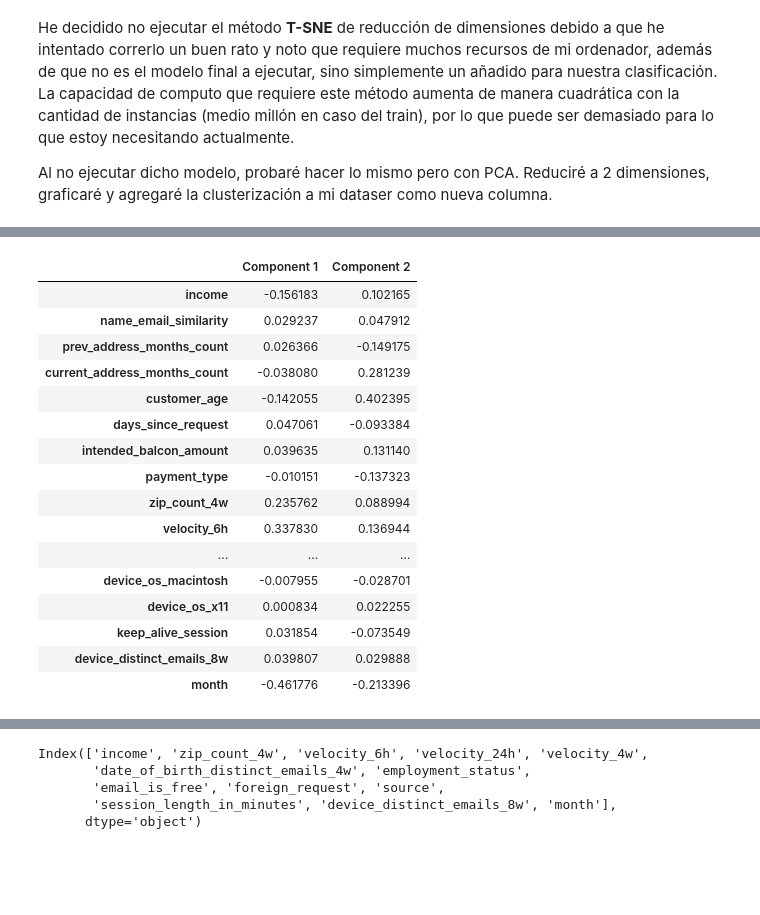
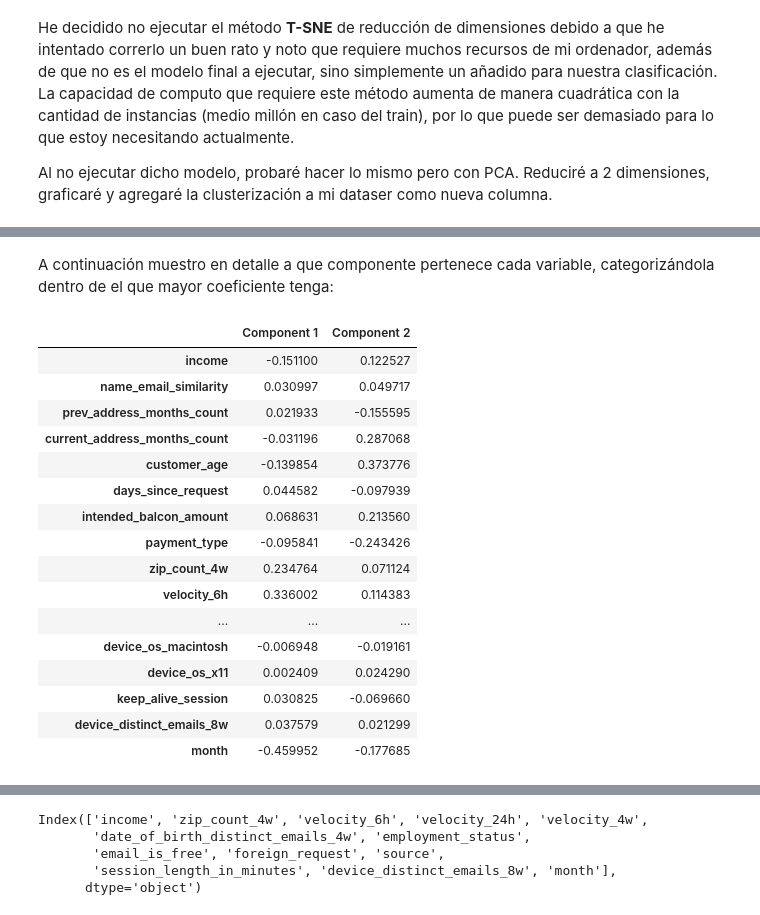
Before and after one commit to rodrifer10/mds_ml_rfc, a Jupyter notebook: ML_Project_Bank_Fraud/notebooks/03_Feature_Processing.ipynb, the cells around one changed output, grey strips where cells are left out. Cells and saved outputs as stored; diff of their text form; code cells hidden in the pictures; blank space fills up the shorter version.

```diff
--- a/ML_Project_Bank_Fraud/notebooks/03_Feature_Processing.ipynb
+++ b/ML_Project_Bank_Fraud/notebooks/03_Feature_Processing.ipynb
@@ -258,9 +273,9 @@ model_oe
 # %% [output]
 OrdinalEncoder()
 # %%
-df_cat_oe_test = df_fraud_test_t[['payment_type', 'employment_status', 'housing_status']]
-df_fraud_train_t[['payment_type', 'employment_status', 'housing_status']] = pd.DataFrame(model_oe.transform(df_cat_oe),columns=df_cat_oe.columns)
-df_fraud_test_t[['payment_type', 'employment_status', 'housing_status']] = pd.DataFrame(model_oe.transform(df_cat_oe_test),columns=df_cat_oe_test.columns)
+df_cat_oe_test = df_fraud_test_t[['employment_status', 'housing_status']]
+df_fraud_train_t[['employment_status', 'housing_status']] = pd.DataFrame(model_oe.transform(df_cat_oe),columns=df_cat_oe.columns)
+df_fraud_test_t[['employment_status', 'housing_status']] = pd.DataFrame(model_oe.transform(df_cat_oe_test),columns=df_cat_oe_test.columns)
 df_fraud_train_t.head()
 # %% [output]
 |  | income | name_email_similarity | prev_address_months_count | current_address_months_count | customer_age | ... |
@@ -272,4 +287,6 @@ df_fraud_train_t.head()
 # %%
-for i in ['payment_type', 'employment_status', 'housing_status']:
+for i in ['employment_status', 'housing_status']:
     print(df_fraud_train_t[i].value_counts(normalize=True))
+
+# Verifico que las proporciones y todo siga igual de bien:
 # %% [output]
@@ -298,0 +319,5 @@ model_oe.categories_
+# %%
+df_cat_te=df_fraud_train_t[['payment_type']]
+te = TargetEncoder()
+model_te = te.fit(df_cat_te,df_fraud_train_t.fraud_bool)
+model_te
@@ -298,0 +326,5 @@ model_oe.categories_
+# %%
+df_cat_te_test=df_fraud_test_t[['payment_type']]
+df_fraud_train_t[['payment_type']] = pd.DataFrame(model_te.transform(df_cat_te),columns=df_cat_te.columns)
+df_fraud_test_t[['payment_type']] = pd.DataFrame(model_te.transform(df_cat_te_test),columns=df_cat_te_test.columns)
+df_fraud_train_t.payment_type.head()
@@ -399,27 +442,28 @@ array([[-0.15618328,  0.02923748,  0.02636622, -0.03808006, -0.14205499,
+# %% [markdown]
+A continuación muestro en detalle a que componente pertenece cada variable, categorizándola dentro de el que mayor coeficiente tenga:
 # %%
 components = pca_2c.components_
 component_names = [f'Component {i+1}' for i in range(2)]
 df_components = pd.DataFrame(components.T, columns=component_names, index=X_train_scaled.columns.values)
 
-def highlight_max(s, props=''):
-    return np.where(abs(s) == np.nanmax(abs(s.values)), props, '')
-df_components.style.apply(highlight_max, props='color:black;background-color:deepskyblue', axis=1)
+df_components.style.apply(fr.highlight_max, props='color:black;background-color:deepskyblue', axis=1)
+# aquí utilizo una función propia creada para darle estilo a mi dataframe
 # %% [output]
 |  | Component 1 | Component 2 |
-| income | -0.156183 | 0.102165 |
-| name_email_similarity | 0.029237 | 0.047912 |
-| prev_address_months_count | 0.026366 | -0.149175 |
-| current_address_months_count | -0.038080 | 0.281239 |
-| customer_age | -0.142055 | 0.402395 |
-| days_since_request | 0.047061 | -0.093384 |
-| intended_balcon_amount | 0.039635 | 0.131140 |
-| payment_type | -0.010151 | -0.137323 |
-| zip_count_4w | 0.235762 | 0.088994 |
-| velocity_6h | 0.337830 | 0.136944 |
+| income | -0.151100 | 0.122527 |
+| name_email_similarity | 0.030997 | 0.049717 |
+| prev_address_months_count | 0.021933 | -0.155595 |
+| current_address_months_count | -0.031196 | 0.287068 |
+| customer_age | -0.139854 | 0.373776 |
+| days_since_request | 0.044582 | -0.097939 |
+| intended_balcon_amount | 0.068631 | 0.213560 |
+| payment_type | -0.095841 | -0.243426 |
+| zip_count_4w | 0.234764 | 0.071124 |
+| velocity_6h | 0.336002 | 0.114383 |
 | ... | ... | ... |
-| device_os_macintosh | -0.007955 | -0.028701 |
-| device_os_x11 | 0.000834 | 0.022255 |
-| keep_alive_session | 0.031854 | -0.073549 |
-| device_distinct_emails_8w | 0.039807 | 0.029888 |
-| month | -0.461776 | -0.213396 |
+| device_os_macintosh | -0.006948 | -0.019161 |
+| device_os_x11 | 0.002409 | 0.024290 |
+| keep_alive_session | 0.030825 | -0.069660 |
+| device_distinct_emails_8w | 0.037579 | 0.021299 |
+| month | -0.459952 | -0.177685 |
 # %%
```
Also changed, not shown: parts of 66 cells of this notebook, 19 other files.
